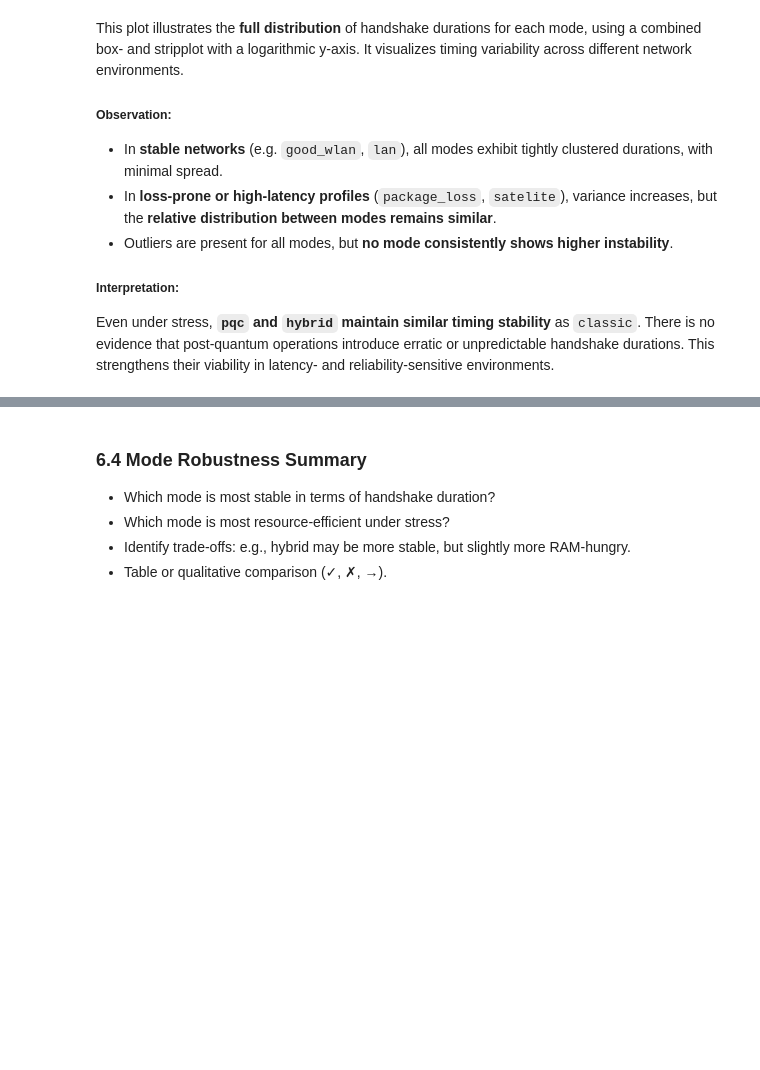
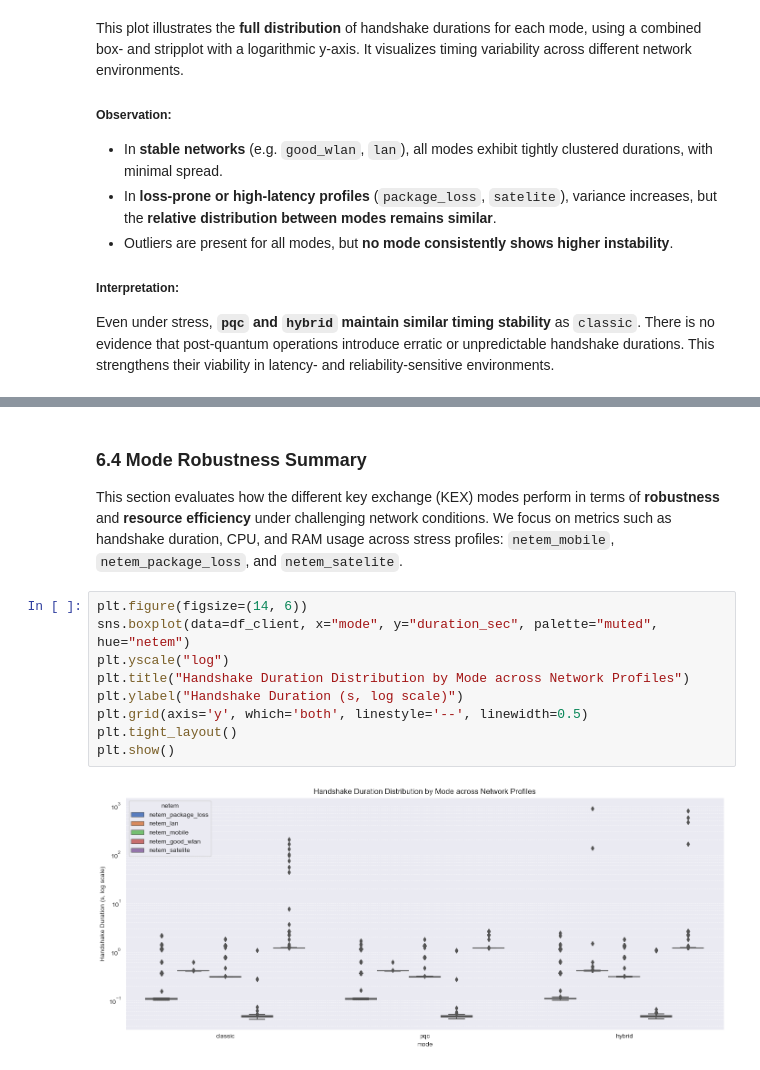
Before and after one commit to LucaBreh/HybridKEX, a Jupyter notebook: analytics/notebooks/03_analysis_and_visualization.ipynb, the cells around one changed output, grey strips where cells are left out. Saved outputs shown, nothing was run; the diff lists cells and outputs as text; blank space fills up the shorter version.

```diff
--- a/analytics/notebooks/03_analysis_and_visualization.ipynb
+++ b/analytics/notebooks/03_analysis_and_visualization.ipynb
@@ -711,7 +865,15 @@ Even under stress, **`pqc` and `hybrid` maintain similar timing stability** as `
 
 ### 6.4 Mode Robustness Summary
 
-- Which mode is most stable in terms of handshake duration?
-- Which mode is most resource-efficient under stress?
-- Identify trade-offs: e.g., hybrid may be more stable, but slightly more RAM-hungry.
-- Table or qualitative comparison (✓, ✗, →).
+This section evaluates how the different key exchange (KEX) modes perform in terms of **robustness** and **resource efficiency** under challenging network conditions. We focus on metrics such as handshake duration, CPU, and RAM usage across stress profiles: `netem_mobile`, `netem_package_loss`, and `netem_satelite`.
+# %%
+plt.figure(figsize=(14, 6))
+sns.boxplot(data=df_client, x="mode", y="duration_sec", palette="muted", hue="netem")
+plt.yscale("log")
+plt.title("Handshake Duration Distribution by Mode across Network Profiles")
+plt.ylabel("Handshake Duration (s, log scale)")
+plt.grid(axis='y', which='both', linestyle='--', linewidth=0.5)
+plt.tight_layout()
+plt.show()
+# %% [output]
+[figure, added]
```
Also changed, not shown: parts of 14 cells of this notebook, 1 other file.
